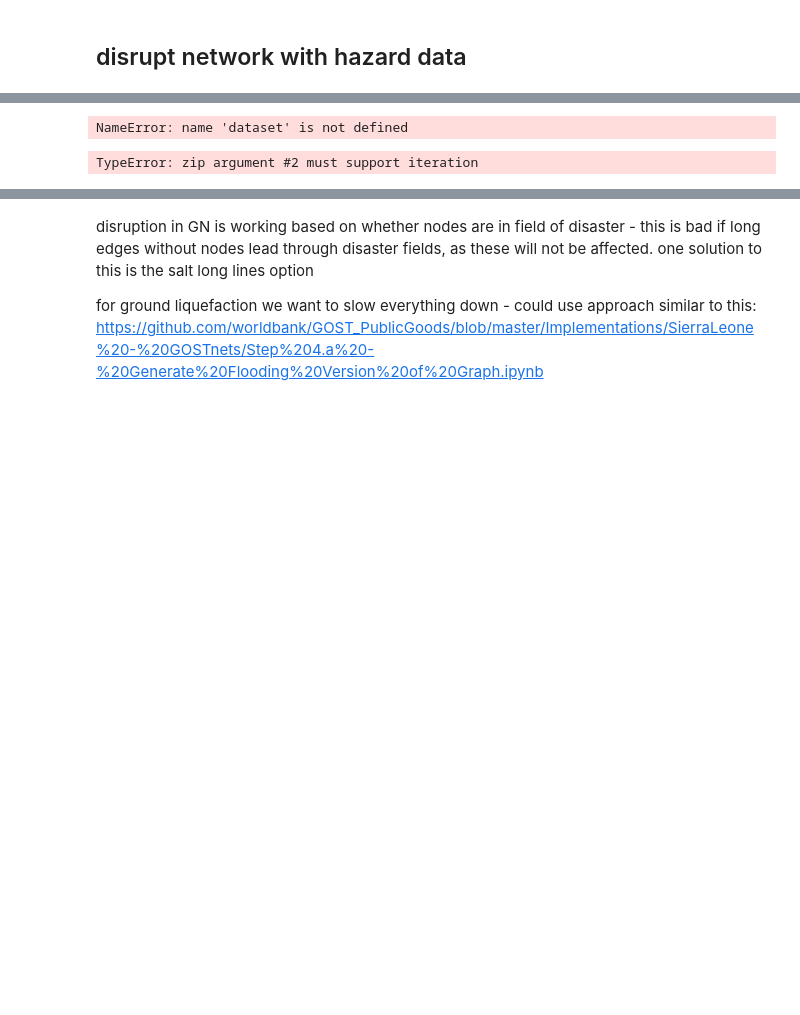
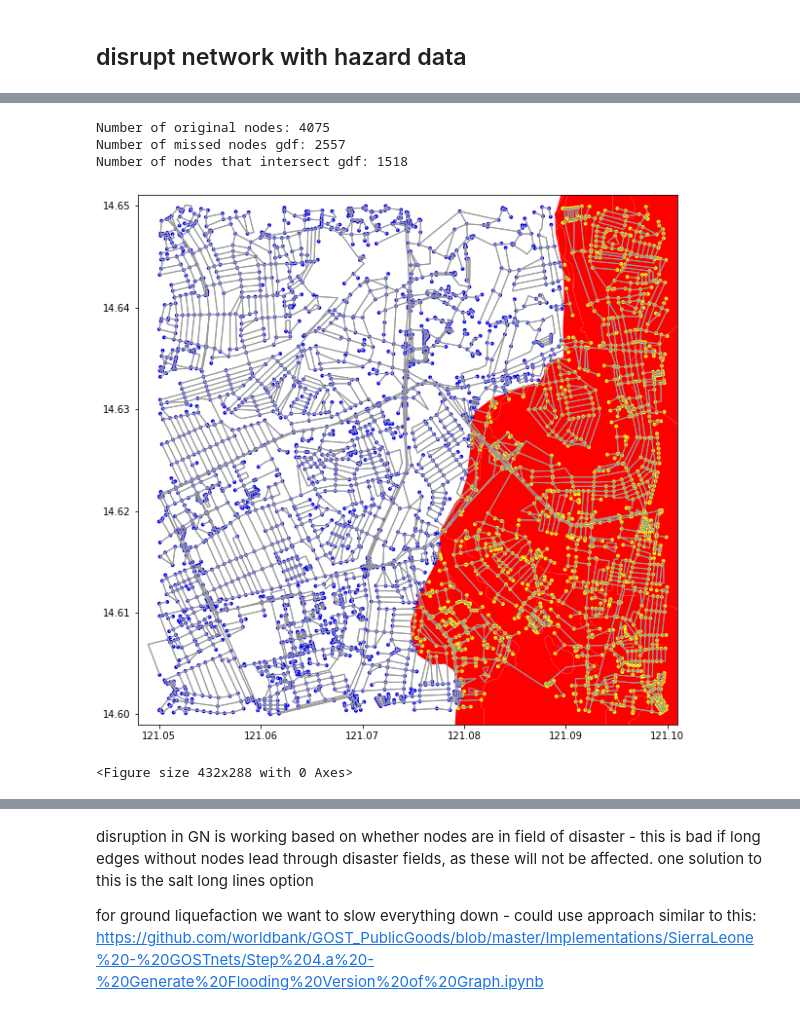
Before and after one commit to jbraese/network_disruption, a Jupyter notebook: disrupt_network.ipynb, the cells around one changed output, grey strips where cells are left out. Drawn from its saved outputs; the diff is of its cells as text; code cells hidden in the pictures; blank space fills up the shorter version.

```diff
--- a/disrupt_network.ipynb
+++ b/disrupt_network.ipynb
@@ -305,8 +224,0 @@ list_of_nodes = dict(itertools.islice(list_of_nodes.items(), 500))
-# %%
-selKeys = []
-selPts = []
-
-for key, pt in list_of_nodes.items():
-    if Point(pt[0], pt[1]).intersects(gdf_geometry):
-        selPts.append(1)
-        selKeys.append(key)
@@ -317,13 +225,17 @@ len(selKeys), len(selPts)
 # %%
-def sample_gdf(G, gdf, property_name = 'intersects_gdf'):
+def tag_nodes_intersecting_gdf(G, gdf, property_name = 'intersects_gdf'):
     """
+    this function tags each node of the graph which lies within the passed geodataframe's polygon
+    note that graph and gdf must be in the same crs!
     :param G: a graph containing one or more nodes
-    :param gdf: agdf
+    :param gdf: a geodataframe
     :param property_name: a property name for whether the node intersects the gdf
     :returns: a graph
     """
 
-    if type(G) == nx.classes.multidigraph.MultiDiGraph or type(G) == nx.classes.digraph.DiGraph:
+    G_copy = G.copy()
+
+    if type(G_copy) == nx.classes.multidigraph.MultiDiGraph or type(G_copy) == nx.classes.digraph.DiGraph:
         pass
     else:
         raise ValueError('Expecting a graph or geodataframe for G!')
@@ -331,7 +243,7 @@ def sample_gdf(G, gdf, property_name = 'intersects_gdf'):
     # generate dictionary of {node ID: point} pairs
     try:
         list_of_nodes = {}
-        for u, data in G.nodes(data=True):
+        for u, data in G_copy.nodes(data=True):
             list_of_nodes.update({u:(data['x'], data['y'])})
     except:
         raise ValueError('loading point geometry went wrong. Ensure node data dict includes x, y values!')
@@ -342,7 +254,7 @@ def sample_gdf(G, gdf, property_name = 'intersects_gdf'):
     except:
         raise ValueError('Expecting a geodataframe!')
 
-    # create list of values, throw out nodes that don't intersect the bounds of the raster
+    # create list of values, throw out nodes that don't intersect the gdf
     selKeys = []
     selPts = []
     for key, pt in list_of_nodes.items():
@@ -353,20 +265,22 @@ def sample_gdf(G, gdf, property_name = 'intersects_gdf'):
     # generate new dictionary of {node ID: 1 where 1 signals intersection}
     ref = dict(zip(selKeys, selPts))
 
-    # load new values onto node data dictionary
+    # load new values onto node data dictionary, set to 0 if not intersecting
     missedCnt = 0
-    for u, data in G.nodes(data=True):
+    for u, data in G_copy.nodes(data=True):
         try:
             data[property_name] = ref[u]
         except:
+            data[property_name] = 0
             missedCnt += 1
-            logging.info("Could not add raster value to node %s" % u)
-    logging.info("Number of original nodes: %s" % len(G.nodes))
-    logging.info("Number of missed nodes in raster: %d" % missedCnt)
-    logging.info("Number of nodes that intersected raster: %d" % len(selKeys))
+    print("Number of original nodes:", len(G_copy.nodes))
+    print("Number of missed nodes gdf:", missedCnt)
+    print("Number of nodes that intersect gdf:", len(selKeys))
 
-    return G
+    return G_copy
 # %%
-G_liq = sample_gdf(G, liquefaction, property_name = 'intersects_gdf')
+G_liq = tag_nodes_intersecting_gdf(G_clip, liquefaction, property_name = 'intersects_liquefaction')
 # %% [output]
-NameError: name 'dataset' is not defined
+Number of original nodes: 4075
+Number of missed nodes gdf: 2557
+Number of nodes that intersect gdf: 1518
@@ -378,4 +286,0 @@ values = list
-# %%
-ref = dict(zip(selKeys, int(1)))
-# %% [output]
-TypeError: zip argument #2 must support iteration
@@ -440,0 +287,10 @@ def sample_raster(G, tif_path, property_name = 'RasterValue'):
+# %%
+G_liq.graph.update( {'crs' : crs_global} )
+G_liq.graph.update( {'name' : 'manila'} )
+nc = ['yellow' if data['intersects_liquefaction']==1 else 'blue' for u, data in G_liq.nodes(data=True)]
+fig, ax = ox.plot_graph(G_liq, fig_height=10, axis_off=False, show=False, node_color=nc)
+liquefaction.plot(ax=ax, color='red', zorder=0)
+fig
+# %% [output]
+[figure, added]
+<Figure size 432x288 with 0 Axes>
```
Also changed, not shown: parts of 33 cells of this notebook.
